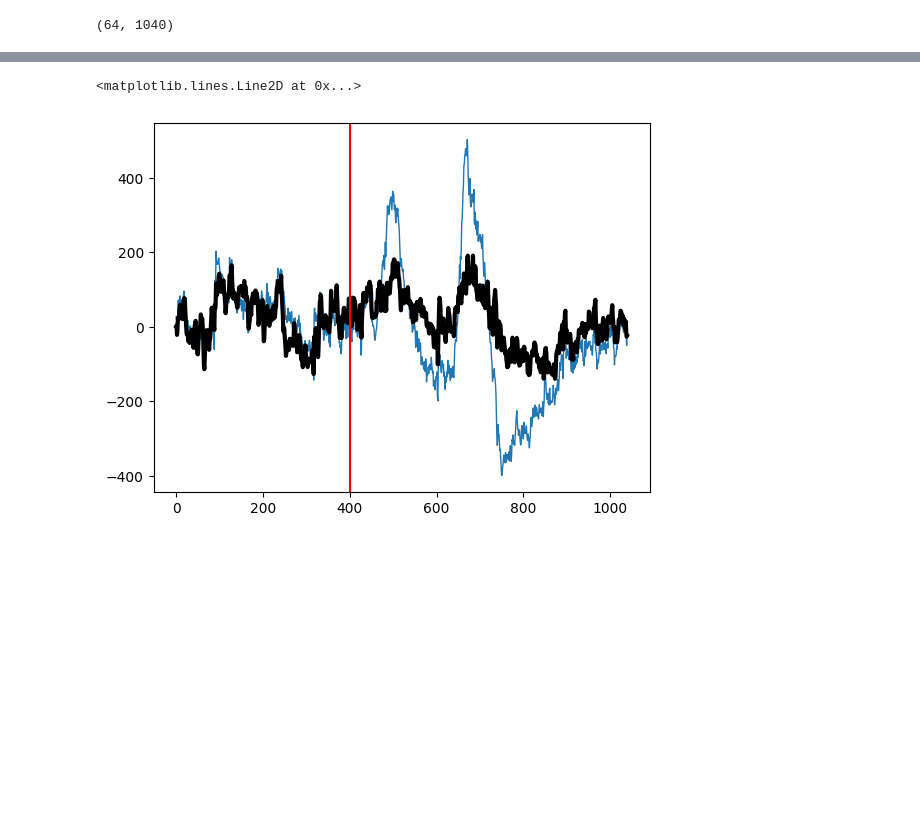
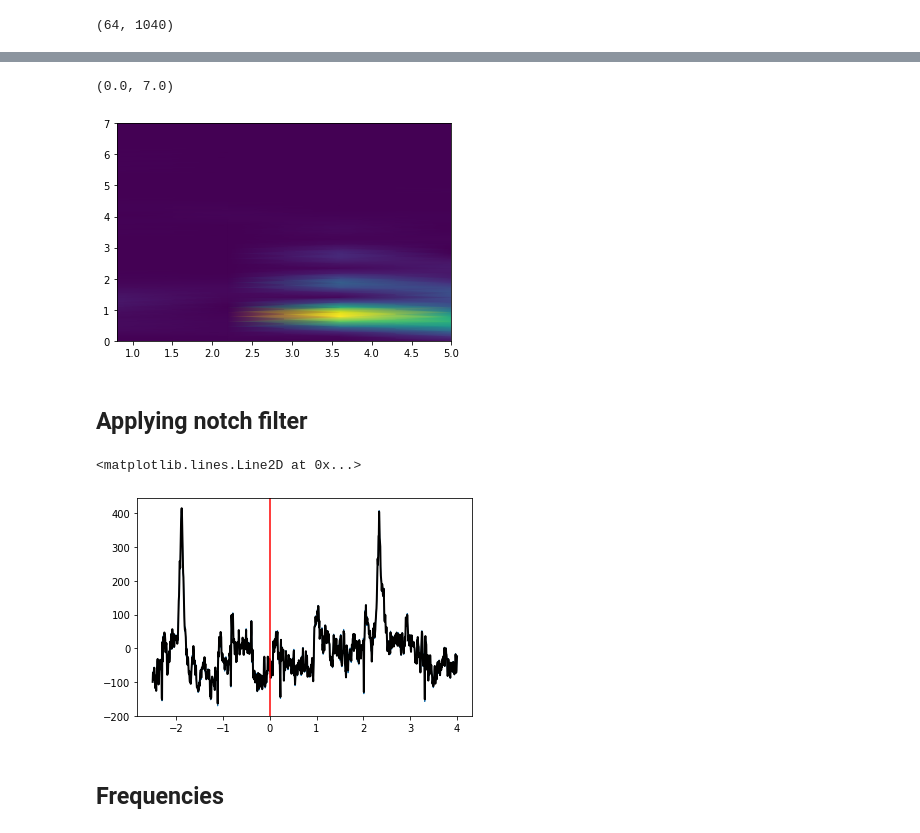
Before and after one commit to agmedinaz/tandil, a Jupyter notebook: analysis_v2.ipynb, the cells around one changed output, grey strips where cells are left out. Drawn from its saved outputs; the diff is of its cells as text; code cells hidden in the pictures; blank space fills up the shorter version.

```diff
--- a/analysis_v2.ipynb
+++ b/analysis_v2.ipynb
@@ -115,3 +129,13 @@ from scipy.fft import fft, fftfreq
+# %%
+f, t, Sxx = signal.spectrogram(signals[21,:], fs, nfft=1024, noverlap=32)
+# %%
+plt.pcolormesh(t, f, Sxx, shading='gouraud', cmap='viridis')#, norm=norm)
+plt.ylim(0, 7)
+# %% [output]
+(0.0, 7.0)
+[figure, added]
+# %% [markdown]
+## Applying notch filter
 # %%
 # Filter Notch Design
 fs = 160  # Sample frequency (Hz)
@@ -129,7 +153,9 @@ signal_filtered = signal.filtfilt(b, a, signals[0])
 # %%
-plt.plot(signals[21,:], linewidth=1.0)
-plt.plot(signal_filtered, color='k', linewidth=3.0)
-plt.axvline(x=400, color = 'r')
+plt.plot(time, signals[21,:], linewidth=1.0)
+plt.plot(time, signal_filtered, color='k', linewidth=2.0)
+plt.axvline(x=0, color = 'r')
 # %% [output]
 <matplotlib.lines.Line2D at 0x...>
-[figure, old version]
+[figure, new version]
+# %% [markdown]
+## Frequencies
```
Also changed, not shown: parts of 26 cells of this notebook, 2 other files.
